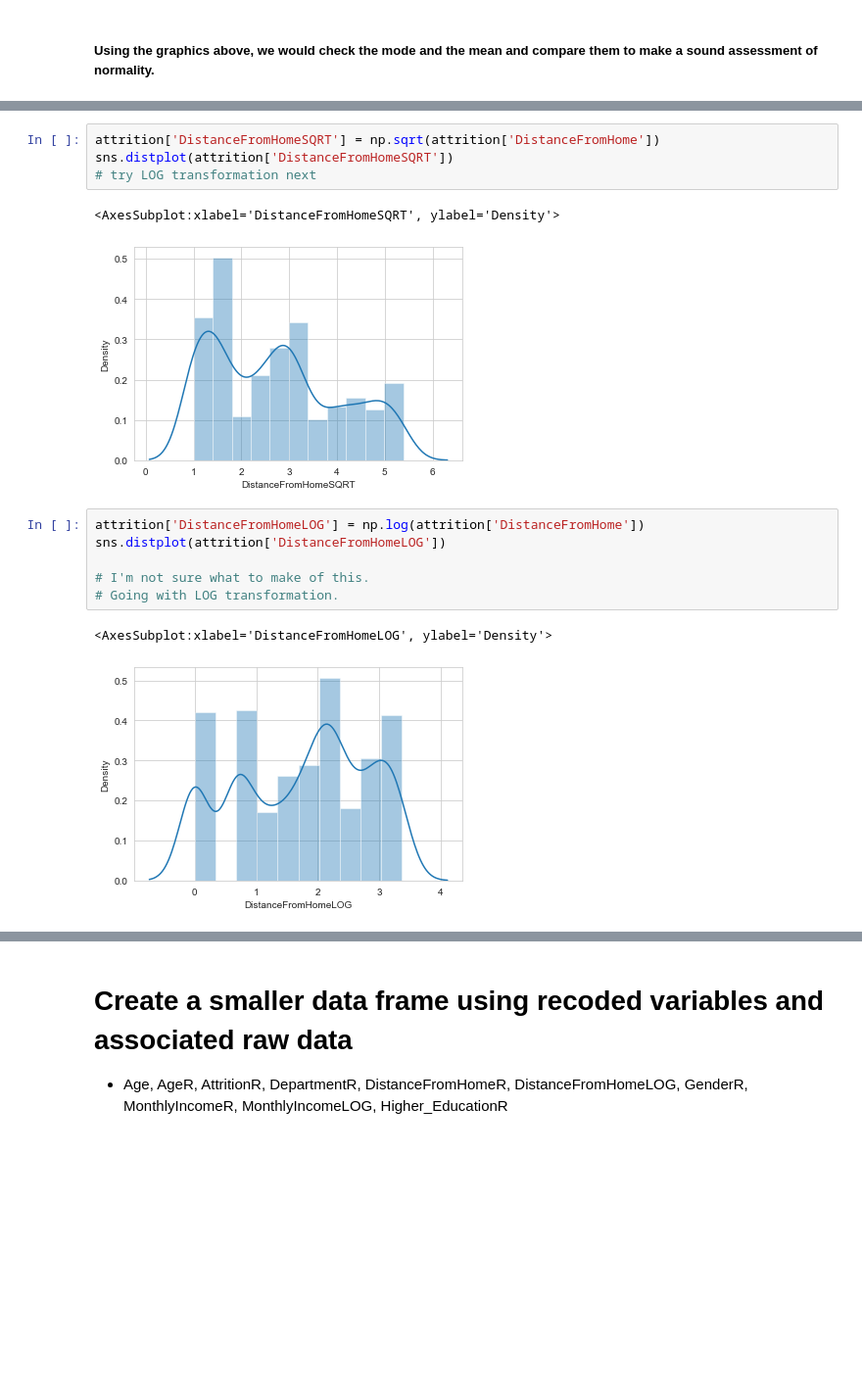
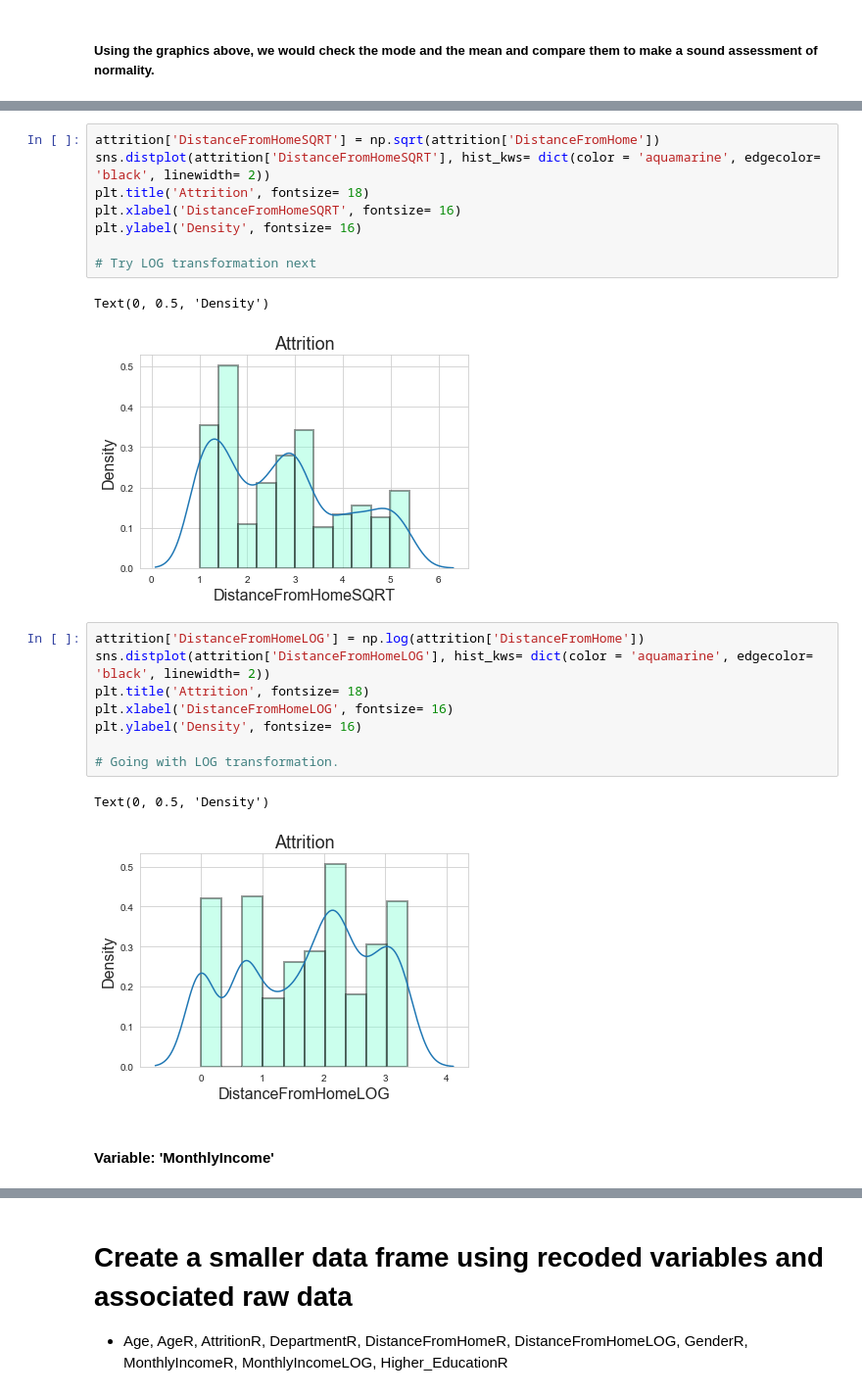
Before and after one commit to SarahMangrum/WozUFinalProject, a Jupyter notebook: HR_Attrition_Leo.ipynb, the cells around one changed output, grey strips where cells are left out. Shown at 98% size. Drawn from its saved outputs; the diff is of its cells as text; blank space fills up the shorter version.

```diff
--- a/HR_Attrition_Leo.ipynb
+++ b/HR_Attrition_Leo.ipynb
@@ -505,17 +505,25 @@ sns.distplot(attrition['DistanceFromHome'])
 # %%
 attrition['DistanceFromHomeSQRT'] = np.sqrt(attrition['DistanceFromHome'])
-sns.distplot(attrition['DistanceFromHomeSQRT'])
-# try LOG transformation next
+sns.distplot(attrition['DistanceFromHomeSQRT'], hist_kws= dict(color = 'aquamarine', edgecolor= 'black', linewidth= 2))
+plt.title('Attrition', fontsize= 18)
+plt.xlabel('DistanceFromHomeSQRT', fontsize= 16)
+plt.ylabel('Density', fontsize= 16)
+
+# Try LOG transformation next
 # %% [output]
-<AxesSubplot:xlabel='DistanceFromHomeSQRT', ylabel='Density'>
+Text(0, 0.5, 'Density')
-[figure, old version]
+[figure, new version]
 # %%
 attrition['DistanceFromHomeLOG'] = np.log(attrition['DistanceFromHome'])
-sns.distplot(attrition['DistanceFromHomeLOG'])
+sns.distplot(attrition['DistanceFromHomeLOG'], hist_kws= dict(color = 'aquamarine', edgecolor= 'black', linewidth= 2))
+plt.title('Attrition', fontsize= 18)
+plt.xlabel('DistanceFromHomeLOG', fontsize= 16)
+plt.ylabel('Density', fontsize= 16)
 
-# I'm not sure what to make of this.
 # Going with LOG transformation.
 # %% [output]
-<AxesSubplot:xlabel='DistanceFromHomeLOG', ylabel='Density'>
+Text(0, 0.5, 'Density')
-[figure, old version]
+[figure, new version]
+# %% [markdown]
+#### Variable: 'MonthlyIncome'
 # %%
```
Also changed, not shown: parts of 50 cells of this notebook, 2 other files.
